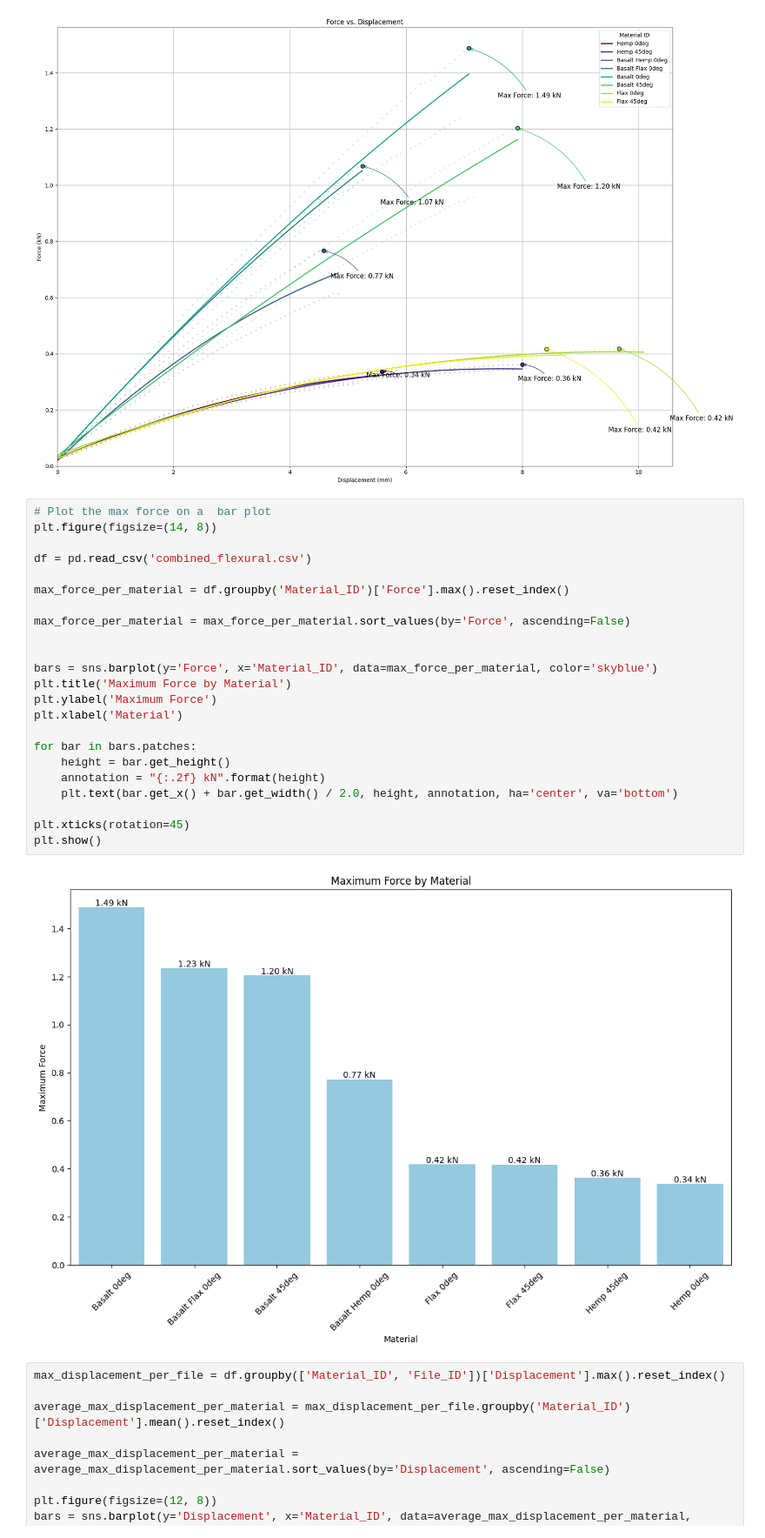
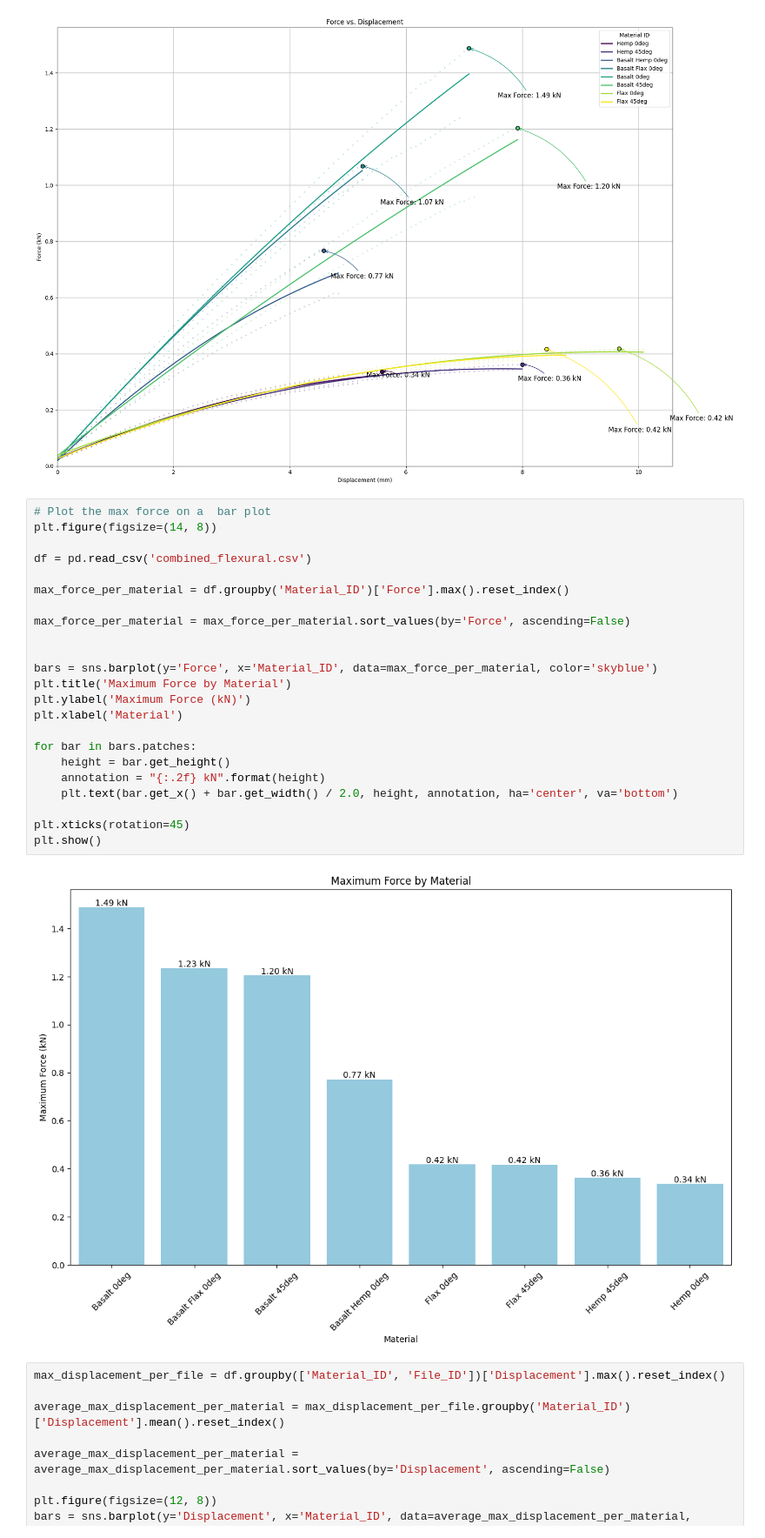
Before and after one commit to jamesbardin/ts_t, a Jupyter notebook: flexural.ipynb, the cells around one changed output. Shown at 87% size. Saved outputs shown, nothing was run; the diff lists cells and outputs as text.

Commit message:
cleaned flexural graphs againe

```diff
--- a/flexural.ipynb
+++ b/flexural.ipynb
@@ -279,28 +279,28 @@ plt.show()
 # %%
 # Plot the max force on a  bar plot
 plt.figure(figsize=(14, 8))
 
 df = pd.read_csv('combined_flexural.csv')
 
 max_force_per_material = df.groupby('Material_ID')['Force'].max().reset_index()
 
 max_force_per_material = max_force_per_material.sort_values(by='Force', ascending=False)
 
 
 bars = sns.barplot(y='Force', x='Material_ID', data=max_force_per_material, color='skyblue')
 plt.title('Maximum Force by Material')
-plt.ylabel('Maximum Force')
+plt.ylabel('Maximum Force (kN)')
 plt.xlabel('Material')
 
 for bar in bars.patches:
     height = bar.get_height()
     annotation = "{:.2f} kN".format(height)
     plt.text(bar.get_x() + bar.get_width() / 2.0, height, annotation, ha='center', va='bottom')
 
 plt.xticks(rotation=45)
 plt.show()
 # %% [output]
-[figure, old version]
+[figure, new version]
 # %%
 max_displacement_per_file = df.groupby(['Material_ID', 'File_ID'])['Displacement'].max().reset_index()
 
```
